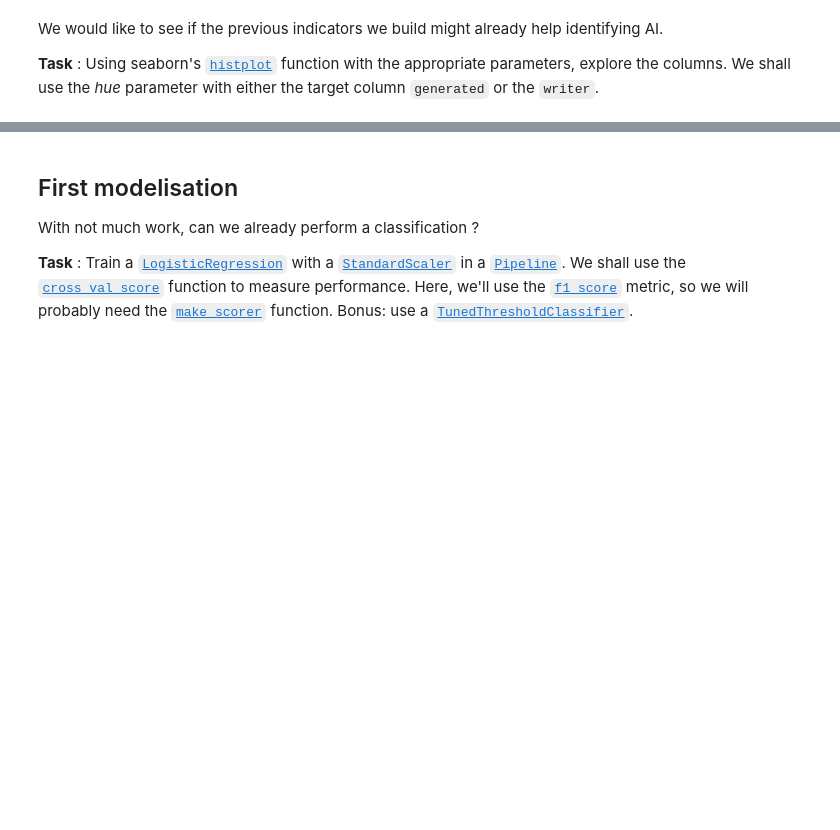
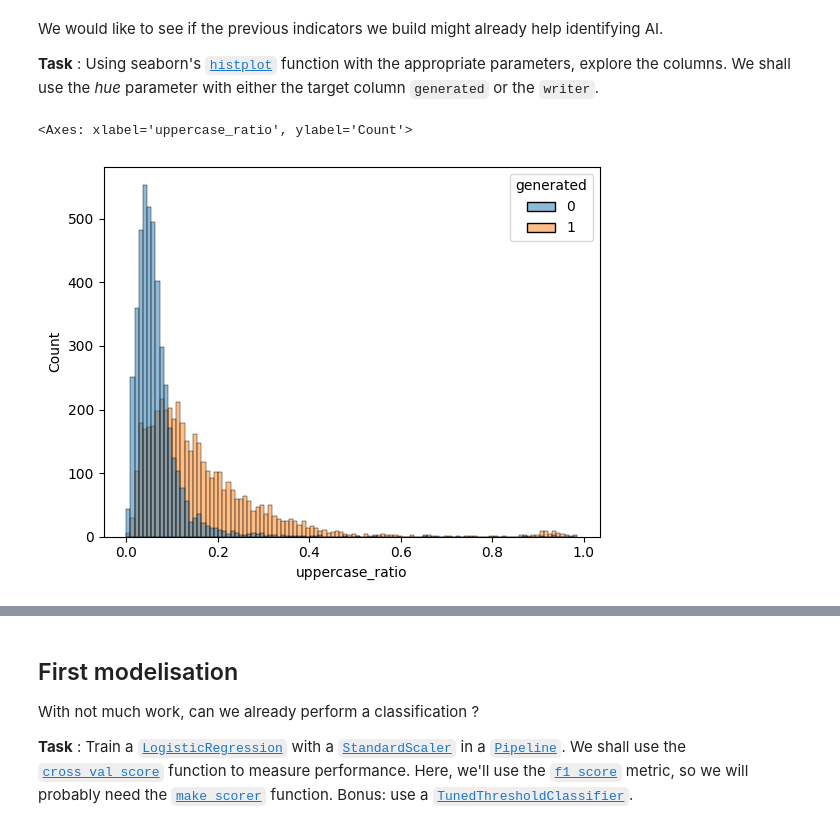
Before and after one commit to SpehKing/Pratical-Machine-Learning, a Jupyter notebook: NB10 - NLP Basics/NB10 - Starter.ipynb, the cells around one changed output, grey strips where cells are left out. Cells and saved outputs as stored; diff of their text form; code cells hidden in the pictures; blank space fills up the shorter version.

```diff
--- a/NB10 - NLP Basics/NB10 - Starter.ipynb
+++ b/NB10 - NLP Basics/NB10 - Starter.ipynb
@@ -52,0 +147,3 @@ The Deepseek-R1 model is a **reasoning model** meaning he *thinks* before answer
+# %%
+clean_tweets_df = df.copy()
+clean_tweets_df["content"] = df["content"].apply(lambda string: clean_tweet(string))
@@ -62,0 +170,9 @@ Now that we have *cleaner* tweets to work on, we need to build features from it.
+# %%
+def uppercase_ratio(tweet):
+    tweet = tweet.replace(" ", "")
+    upper = sum(1 for char in tweet if char.isupper())
+    return upper / len(tweet) if len(tweet) > 0 else 0
+
+
+test = "Dober Dan"
+uppercase_ratio(test)
@@ -62,0 +181,23 @@ Now that we have *cleaner* tweets to work on, we need to build features from it.
+# %%
+def avg_word_length(tweet):
+    avg = 0
+    cnt = 0
+    for word in tweet.split(" "):
+        avg += len(word)
+        cnt += 1
+
+    return avg / cnt
+# %%
+features_df = clean_tweets_df.copy()
+features_df["uppercase_ratio"] = df["content"].apply(
+    lambda string: uppercase_ratio(string)
+)
+features_df["character_count"] = clean_tweets_df["content"].apply(
+    lambda string: len(string.replace(" ", ""))
+)
+features_df["word_count"] = clean_tweets_df["content"].apply(
+    lambda string: len(string.split(" "))
+)
+features_df["avg_word_length"] = clean_tweets_df["content"].apply(
+    lambda string: avg_word_length(string)
+)
@@ -63,4 +213,11 @@ Now that we have *cleaner* tweets to work on, we need to build features from it.
 # %% [markdown]
 We would like to see if the previous indicators we build might already help identifying AI.
 
-**Task** : Using seaborn's [`histplot`](https://seaborn.pydata.org/generated/seaborn.histplot.html) function with the appropriate parameters, explore the columns. We shall use the *hue* parameter with either the target column `generated` or the `writer`.
+**Task** : Using seaborn's [`histplot`](https://seaborn.pydata.org/generated/seaborn.histplot.html) function with the appropriate parameters, explore the columns. We shall use the _hue_ parameter with either the target column `generated` or the `writer`.
+# %%
+import seaborn as sns
+
+sns.histplot(data=features_df, x="uppercase_ratio", hue="generated")
+# %% [output]
+<Axes: xlabel='uppercase_ratio', ylabel='Count'>
+[figure, added]
```
Also changed, not shown: parts of 26 cells of this notebook, 11 other files.
